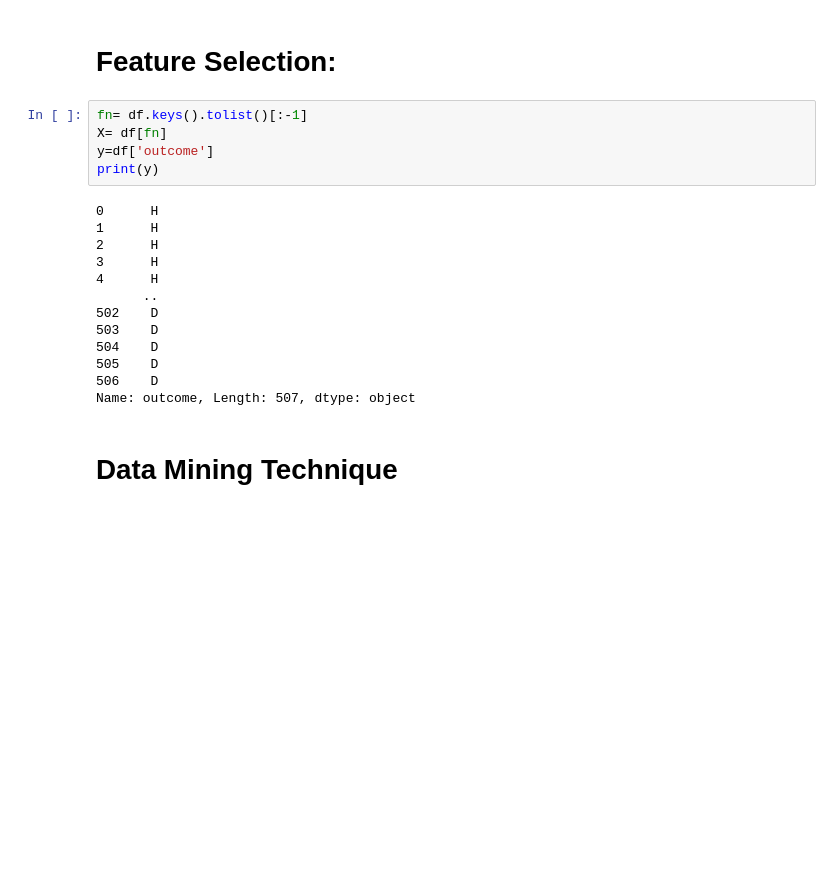
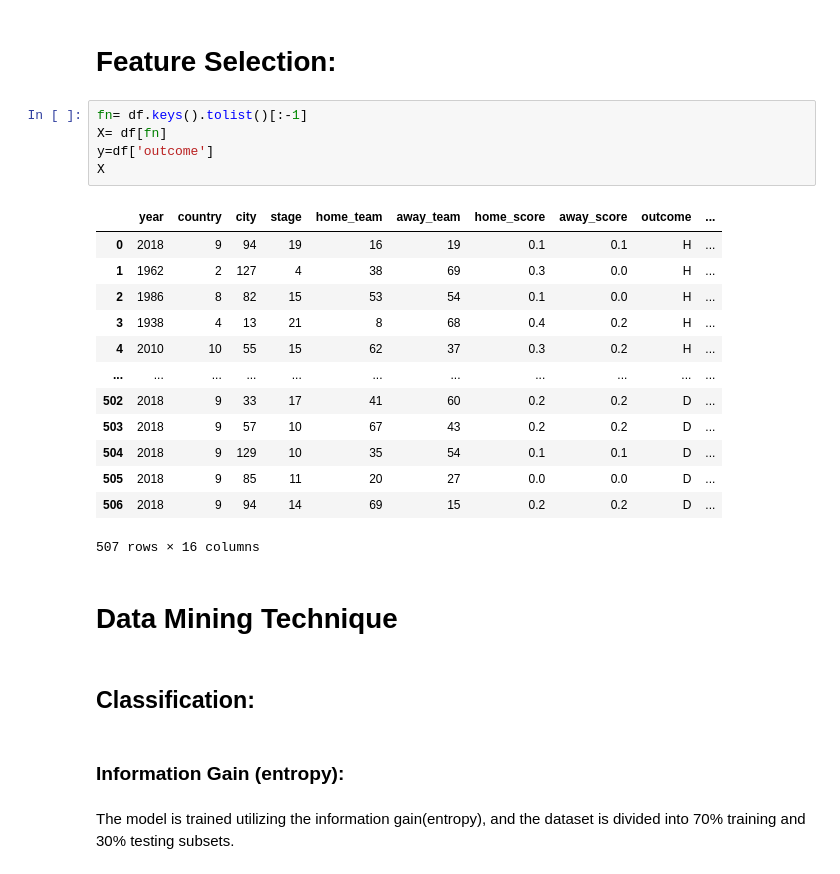
Before and after one commit to Aljwharah9/Project-IT-326, a Jupyter notebook: Phase_3.ipynb, the cells around one changed output. Cells and saved outputs as stored; diff of their text form; blank space fills up the shorter version.

```diff
--- a/Phase_3.ipynb
+++ b/Phase_3.ipynb
@@ -145,20 +197,27 @@ print(df)
 # %%
 fn= df.keys().tolist()[:-1]
 X= df[fn]
 y=df['outcome']
-print(y)
+X
 # %% [output]
+|  | year | country | city | stage | home_team | away_team | home_score | away_score | outcome | ... |
+| 0 | 2018 | 9 | 94 | 19 | 16 | 19 | 0.1 | 0.1 | H | ... |
+| 1 | 1962 | 2 | 127 | 4 | 38 | 69 | 0.3 | 0.0 | H | ... |
+| 2 | 1986 | 8 | 82 | 15 | 53 | 54 | 0.1 | 0.0 | H | ... |
+| 3 | 1938 | 4 | 13 | 21 | 8 | 68 | 0.4 | 0.2 | H | ... |
+| 4 | 2010 | 10 | 55 | 15 | 62 | 37 | 0.3 | 0.2 | H | ... |
+| ... | ... | ... | ... | ... | ... | ... | ... | ... | ... | ... |
+| 502 | 2018 | 9 | 33 | 17 | 41 | 60 | 0.2 | 0.2 | D | ... |
+| 503 | 2018 | 9 | 57 | 10 | 67 | 43 | 0.2 | 0.2 | D | ... |
+| 504 | 2018 | 9 | 129 | 10 | 35 | 54 | 0.1 | 0.1 | D | ... |
+| 505 | 2018 | 9 | 85 | 11 | 20 | 27 | 0.0 | 0.0 | D | ... |
+| 506 | 2018 | 9 | 94 | 14 | 69 | 15 | 0.2 | 0.2 | D | ... |
-0      H
-1      H
-2      H
-3      H
-4      H
-      ..
-502    D
-503    D
-504    D
-505    D
-506    D
-Name: outcome, Length: 507, dtype: object
+507 rows × 16 columns
 # %% [markdown]
 # Data Mining Technique
+# %% [markdown]
+## Classification:
+# %% [markdown]
+### Information Gain (entropy):
+# %% [markdown]
+The model is trained utilizing the information gain(entropy), and the dataset is divided into 70% training and 30% testing subsets.
```
Also changed, not shown: parts of 8 cells of this notebook, 4 other files.
